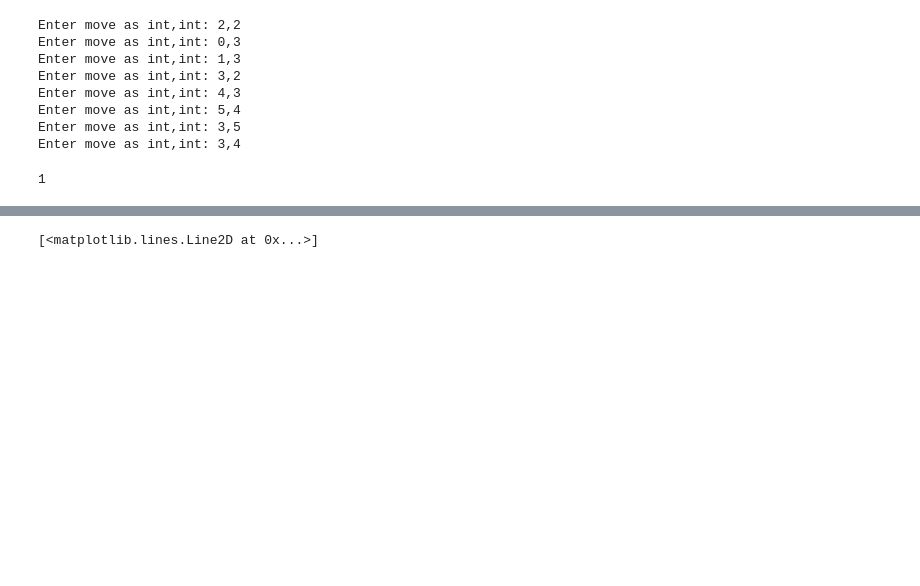
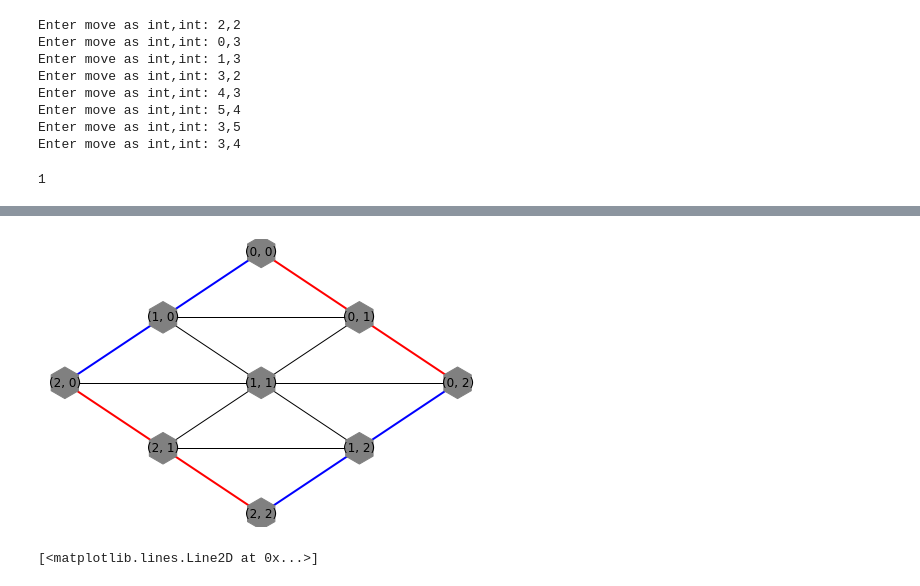
Before and after one commit to AndersBjelland/IT3105_Project2, a Jupyter notebook: play.ipynb, the cells around one changed output, grey strips where cells are left out. Cells and saved outputs as stored; diff of their text form; code cells hidden in the pictures; blank space fills up the shorter version.

```diff
--- a/play.ipynb
+++ b/play.ipynb
@@ -140,3 +140,18 @@ Enter move as int,int: 5,4
 Enter move as int,int: 3,5
 Enter move as int,int: 3,4
 1
+# %%
+random.seed(1)
+actor2 = Actor(learning_rate=0.01,
+             epsilon=0,
+             end_epsilon=0,
+              encoder=encoder,
+               load_from='Models/newtest_3_3_200.h5'
+             )
+
+agent1 = Agent(actor1)
+agent2 = Agent(actor2)
+hex = Hex((3,3))
+hex.set_encoder(encoder)
+mcts = MCTS(agent2.actor, hex)
+%time mcts.search(1000, c=1)
@@ -143,3 +170,8 @@ Enter move as int,int: 3,4
+# %%
+%matplotlib inline
+hex.display_board()
+# %% [output]
+[figure, added]
 # %%
 fig, (ax1, ax2) = plt.subplots(2,1, figsize=(5,5))
 # %%
```
Also changed, not shown: parts of 1 cell of this notebook.
